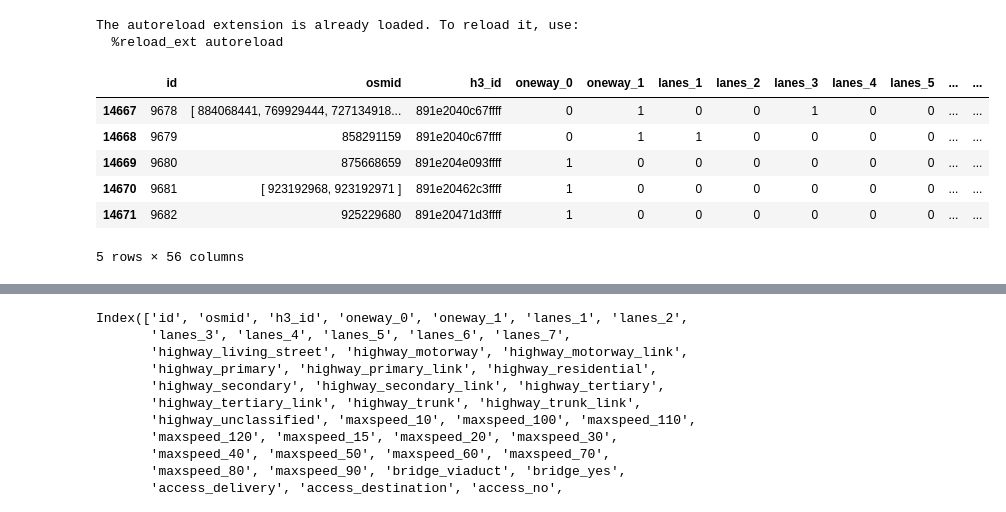
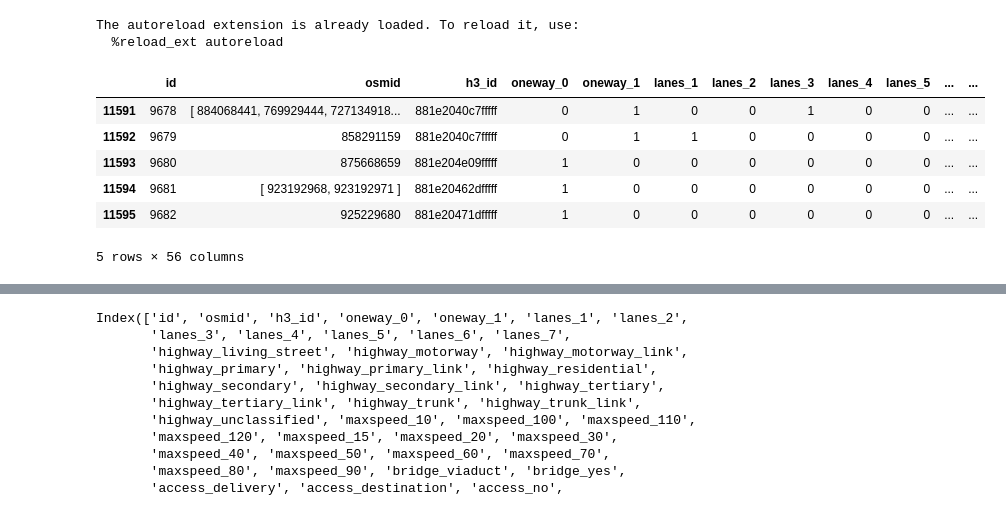
Before and after one commit to Calychas/highway2vec, a Jupyter notebook: notebooks/h3.ipynb, the cells around one changed output, grey strips where cells are left out. Saved outputs shown, nothing was run; the diff lists cells and outputs as text; code cells hidden in the pictures.

```diff
--- a/notebooks/h3.ipynb
+++ b/notebooks/h3.ipynb
@@ -30,17 +30,17 @@ tqdm.pandas()
 # %%
 place_name = "Wrocław,Poland"
 place_dir_name = get_place_dir_name(place_name)
-resolution = 9
+resolution = 8
 buffered = True
 edges = gpd.read_file(GENERATED_DATA_DIR.joinpath(place_dir_name, f"edges_drive_{get_resolution_buffered_suffix(resolution, buffered)}.geojson"), driver="GeoJSON")
 edges.tail(5)
 # %% [output]
 |  | id | osmid | h3_id | oneway_0 | oneway_1 | lanes_1 | lanes_2 | lanes_3 | lanes_4 | lanes_5 | ... | ... |
-| 14667 | 9678 | [ 884068441, 769929444, 727134918... | 891e2040c67ffff | 0 | 1 | 0 | 0 | 1 | 0 | 0 | ... | ... |
-| 14668 | 9679 | 858291159 | 891e2040c67ffff | 0 | 1 | 1 | 0 | 0 | 0 | 0 | ... | ... |
-| 14669 | 9680 | 875668659 | 891e204e093ffff | 1 | 0 | 0 | 0 | 0 | 0 | 0 | ... | ... |
-| 14670 | 9681 | [ 923192968, 923192971 ] | 891e20462c3ffff | 1 | 0 | 0 | 0 | 0 | 0 | 0 | ... | ... |
-| 14671 | 9682 | 925229680 | 891e20471d3ffff | 1 | 0 | 0 | 0 | 0 | 0 | 0 | ... | ... |
+| 11591 | 9678 | [ 884068441, 769929444, 727134918... | 881e2040c7fffff | 0 | 1 | 0 | 0 | 1 | 0 | 0 | ... | ... |
+| 11592 | 9679 | 858291159 | 881e2040c7fffff | 0 | 1 | 1 | 0 | 0 | 0 | 0 | ... | ... |
+| 11593 | 9680 | 875668659 | 881e204e09fffff | 1 | 0 | 0 | 0 | 0 | 0 | 0 | ... | ... |
+| 11594 | 9681 | [ 923192968, 923192971 ] | 881e20462dfffff | 1 | 0 | 0 | 0 | 0 | 0 | 0 | ... | ... |
+| 11595 | 9682 | 925229680 | 881e20471dfffff | 1 | 0 | 0 | 0 | 0 | 0 | 0 | ... | ... |
 5 rows × 56 columns
 # %%
 hexagons = gpd.read_file(GENERATED_DATA_DIR.joinpath(place_dir_name, f"hex_{get_resolution_buffered_suffix(resolution, buffered)}.geojson"), driver="GeoJSON").set_index("h3_id")
```
Also changed, not shown: parts of 17 cells of this notebook, 9 other files.
